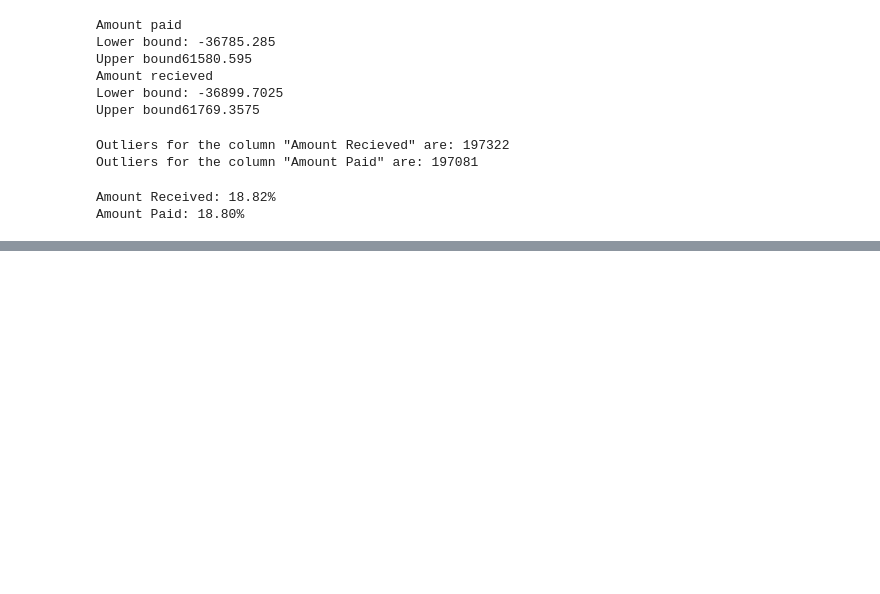
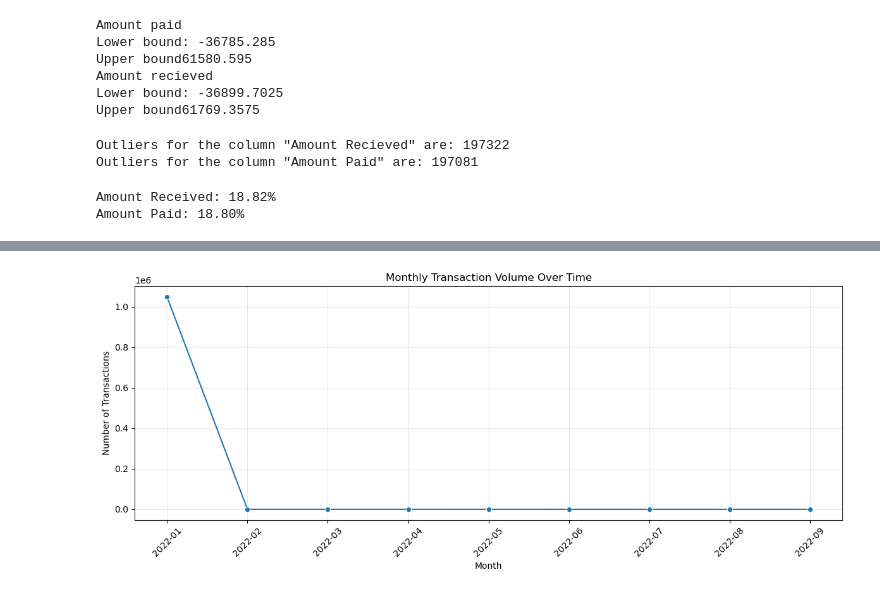
Before and after one commit to janhavipatil2705/AML-Transaction-Monitoring, a Jupyter notebook: AML EDA.ipynb, the cells around one changed output, grey strips where cells are left out. Cells and saved outputs as stored; diff of their text form; code cells hidden in the pictures; blank space fills up the shorter version.

```diff
--- a/AML EDA.ipynb
+++ b/AML EDA.ipynb
@@ -214,0 +364,2 @@ Amount Paid: 18.80%
+# %%
+df['Timestamp'] = pd.to_datetime(df['Timestamp'])
@@ -214,0 +387,3 @@ Amount Paid: 18.80%
+# %%
+monthly_volume = df.groupby(df["Timestamp"].dt.to_period('M')).agg(monthly_transactions_count = ('Amount Received', 'count'))
+monthly_volume
@@ -214,0 +402,14 @@ Amount Paid: 18.80%
+# %%
+plt.figure(figsize=(12, 5))
+
+sns.lineplot(data=monthly_volume, x=monthly_volume.index.astype(str), y='monthly_transactions_count', marker='o')
+
+plt.title('Monthly Transaction Volume Over Time')
+plt.xlabel('Month')
+plt.ylabel('Number of Transactions')
+plt.xticks(rotation=45)
+plt.grid(True, alpha=0.3)
+plt.tight_layout()
+plt.show()
+# %% [output]
+[figure, added]
```
Also changed, not shown: parts of 53 cells of this notebook.
